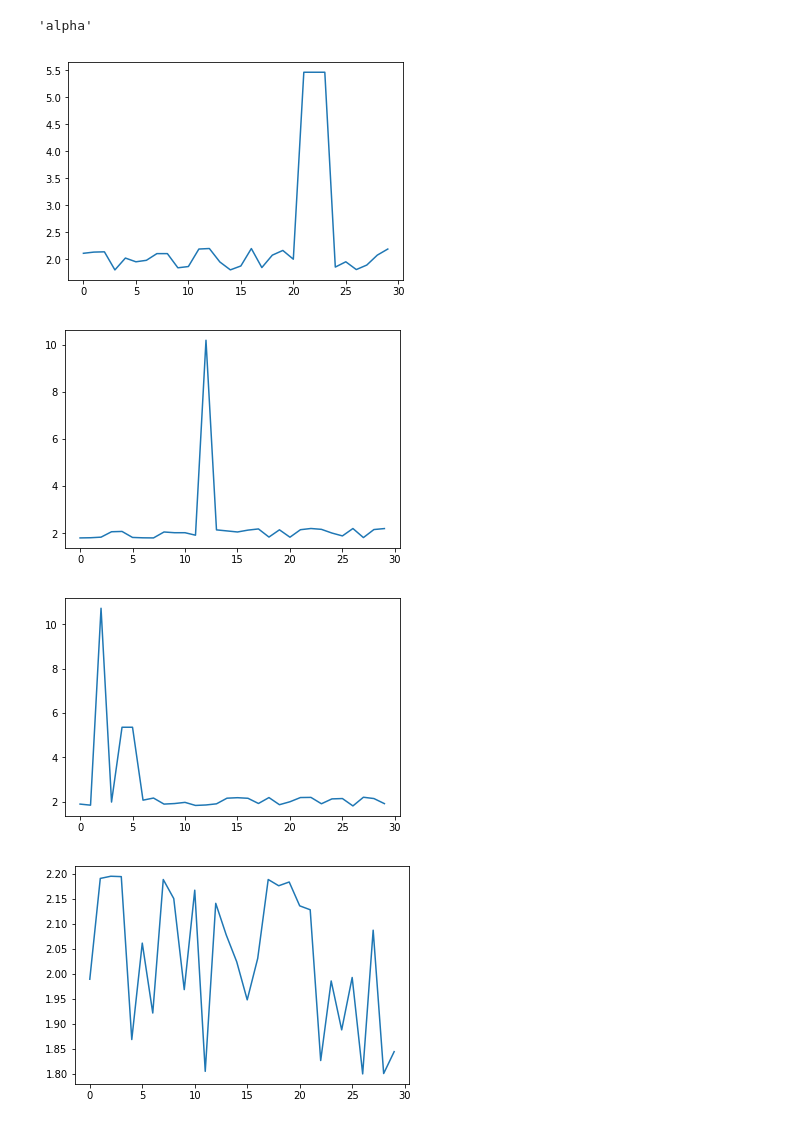
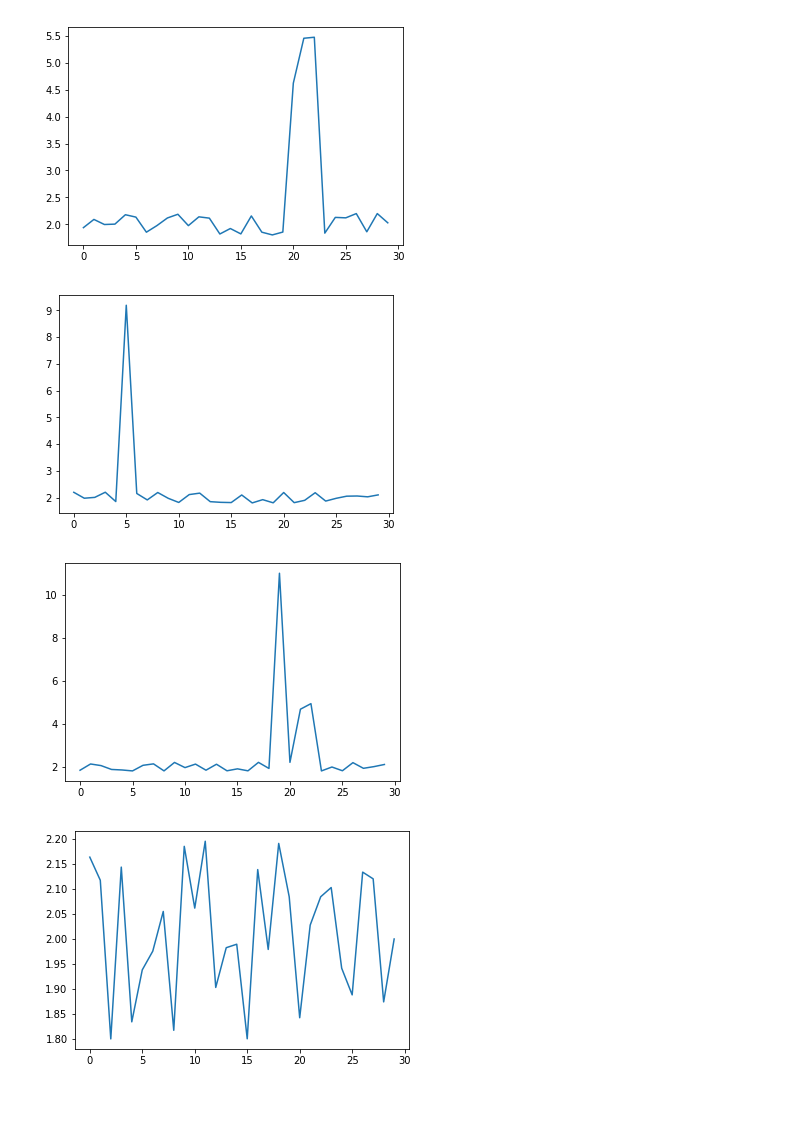
Before and after one commit to jorwatkapola/shapelet_classification, a Jupyter notebook: Shapelets.ipynb, the cells around one changed output. Saved outputs shown, nothing was run; the diff lists cells and outputs as text; code cells hidden in the pictures.

```diff
--- a/Shapelets.ipynb
+++ b/Shapelets.ipynb
@@ -11,7 +11,7 @@ import shapelets as sha
 import importlib
 importlib.reload(sha)
 from operator import itemgetter
-random.seed(1)
+#random.seed(1)
 lcs=[]
 classes=[]
 xs=np.arange(0,30)
@@ -24,7 +24,9 @@ for i in range(no_per_class):
     for x in xs:
         y=noisy(2)
         ys.append(y)
-    ys[peak]=ys[peak-1]=ys[peak+1]=noisy(5)
+    ys[peak]=noisy(5)
+    ys[peak-1]=noisy(5)
+    ys[peak+1]=noisy(5)
     lcs.append(np.stack((xs,ys)))
     classes.append("alpha")
 for i in range(no_per_class):
@@ -44,7 +46,8 @@ for i in range(no_per_class):
         ys.append(y)
     ys[peak]=noisy(10)
     #if peak<xs[-2]:
-    ys[peak+2]=ys[peak+3]=noisy(5)
+    ys[peak+2]=noisy(5)
+    ys[peak+3]=noisy(5)
     lcs.append(np.stack((xs,ys)))
     classes.append("gamma")
 for i in range(no_per_class):
@@ -117,16 +120,15 @@ for n_donor, lc_donor in enumerate(x_train):
             if len(distances)>1:
                 best_split=sha.best_split_point(distances, set_entropy)
                 skip_shapelet=sha.entropy_pruning(best_gain, distances, best_split, len(belong_class), len(other_class), set_entropy)
-                #print(best_split,distances,order,calc_belong,"\n")
                 if skip_shapelet==True:
                     break
-        #if shapelet was na rejected at entropy pruning, calculcate the information gain and if the value is larger then the best one so far, save the shapelet
+        #if shapelet was not rejected at entropy pruning, calculcate the information gain and if the value is larger then the best one so far, save the shapelet
         if skip_shapelet==False:
             gain=sha.information_gain(distances, set_entropy, best_split)
             if gain>best_gain:
                 best_gain=gain
                 best_shapelet=shapelet
-    best_shapelets.append((best_shapelet, best_split, id_train[n_donor], state_donor))
+    best_shapelets.append((best_shapelet, best_split, best_gain, id_train[n_donor], state_donor))
 # %%
 best_shapelets
 # %% [output]
@@ -228,14 +152,10 @@ x
-# %%
-y_test[0]
-# %% [output]
-'alpha'
 # %%
 for n, lc in enumerate(lcs):
-    if n in [1,15,25,36]:
+    if n in [1,60,125,199]:
         plt.plot(lc[0],lc[1])
         plt.show()
 # %% [output]
-[figure, old version]
+[figure, new version]
-[figure, old version]
+[figure, new version]
-[figure, old version]
+[figure, new version]
-[figure, old version]
+[figure, new version]
```
Also changed, not shown: parts of 7 cells of this notebook, 3 other files.
